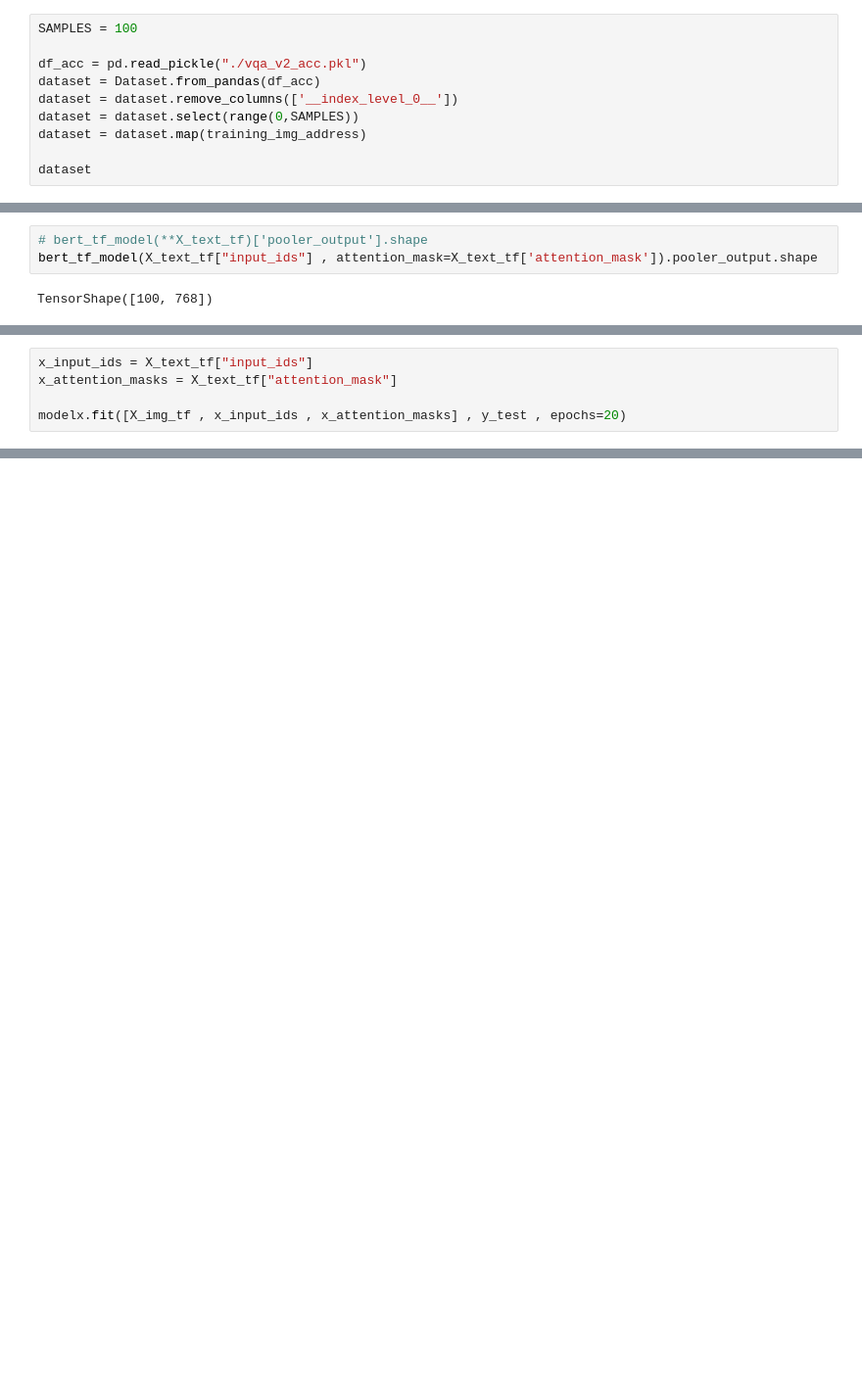
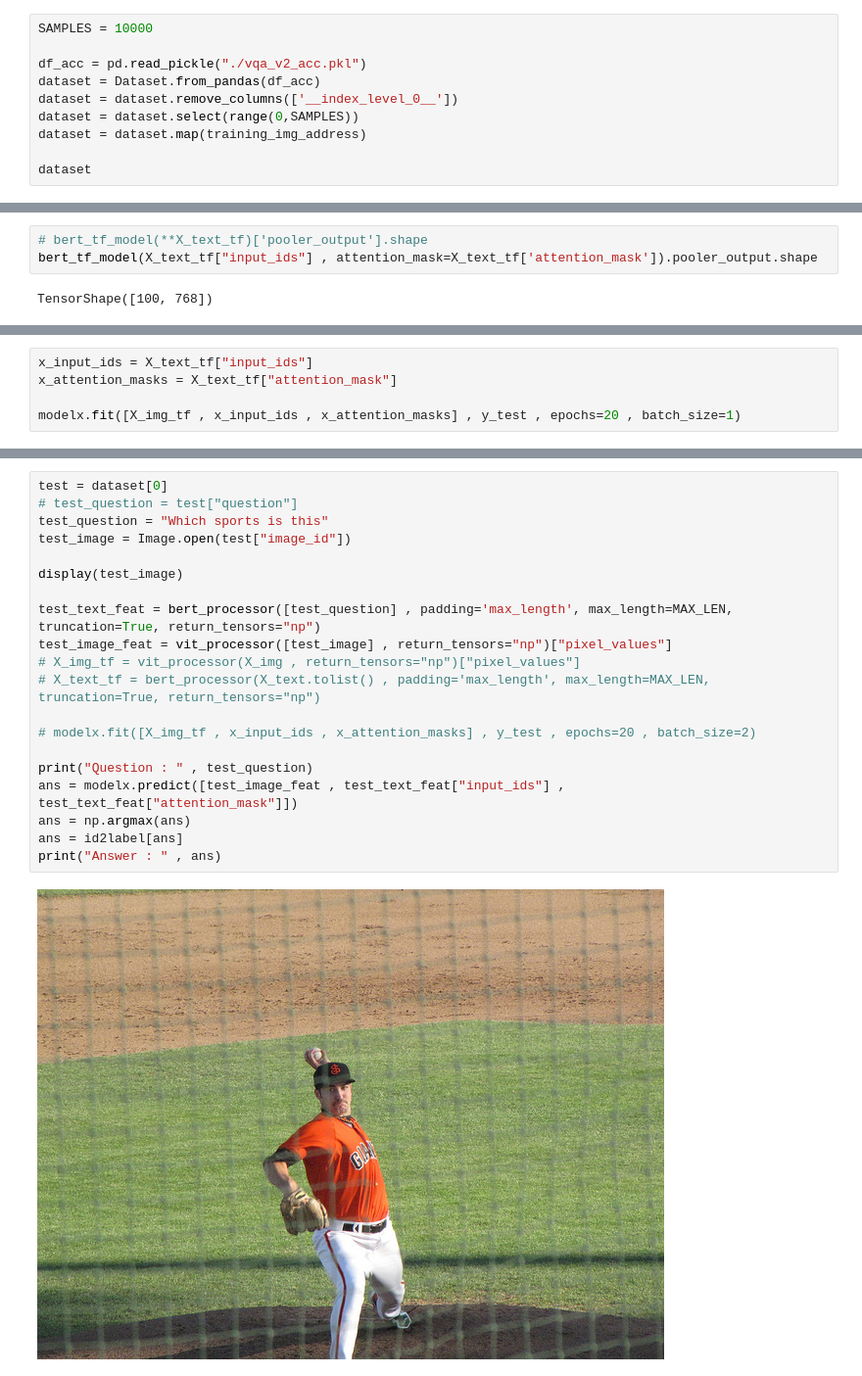
Before and after one commit to nikiiitb/Project_2, a Jupyter notebook: vqa_model.ipynb, the cells around one changed output, grey strips where cells are left out. Shown at 98% size. Drawn from its saved outputs; the diff is of its cells as text; blank space fills up the shorter version.

Commit message:
TensorFlow (WORKING)

```diff
--- a/vqa_model.ipynb
+++ b/vqa_model.ipynb
@@ -22,7 +22,7 @@ def training_img_address(input):
     input["image_id"] = f"{IMAGE_DIR}/{input['image_id']}"
     return input
 # %%
-SAMPLES = 100
+SAMPLES = 10000
 
 df_acc = pd.read_pickle("./vqa_v2_acc.pkl")
 dataset = Dataset.from_pandas(df_acc)
@@ -443,5 +443,5 @@ ________________________________________________________________________________
 x_input_ids = X_text_tf["input_ids"]
 x_attention_masks = X_text_tf["attention_mask"]
 
-modelx.fit([X_img_tf , x_input_ids , x_attention_masks] , y_test , epochs=20)
+modelx.fit([X_img_tf , x_input_ids , x_attention_masks] , y_test , epochs=20 , batch_size=1)
 # %% [output]
@@ -471,0 +478,22 @@ modelx.predict(x_test)
+# %%
+test = dataset[0]
+# test_question = test["question"]
+test_question = "Which sports is this"
+test_image = Image.open(test["image_id"])
+
+display(test_image)
+
+test_text_feat = bert_processor([test_question] , padding='max_length', max_length=MAX_LEN, truncation=True, return_tensors="np")
+test_image_feat = vit_processor([test_image] , return_tensors="np")["pixel_values"]
+# X_img_tf = vit_processor(X_img , return_tensors="np")["pixel_values"]
+# X_text_tf = bert_processor(X_text.tolist() , padding='max_length', max_length=MAX_LEN, truncation=True, return_tensors="np")
+
+# modelx.fit([X_img_tf , x_input_ids , x_attention_masks] , y_test , epochs=20 , batch_size=2)
+
+print("Question : " , test_question)
+ans = modelx.predict([test_image_feat , test_text_feat["input_ids"] , test_text_feat["attention_mask"]])
+ans = np.argmax(ans)
+ans = id2label[ans]
+print("Answer : " , ans)
+# %% [output]
+[figure, added]
```
Also changed, not shown: parts of 12 cells of this notebook, 3 other files.
